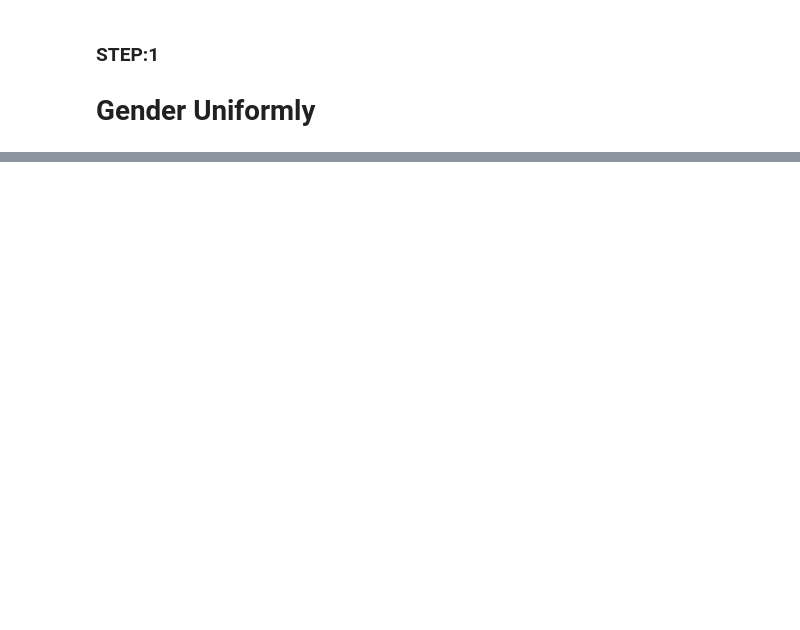
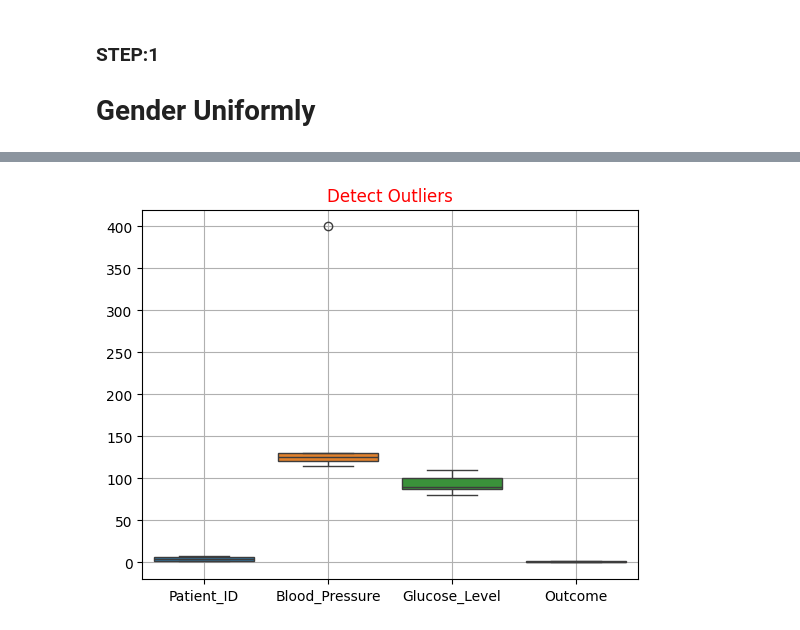
Before and after one commit to Shaikh-Hafiz-Yahya/Data-Cleaning-Projects, a Jupyter notebook: HealthCare DataCleaning/HealthCare_Data.ipynb, the cells around one changed output, grey strips where cells are left out. Saved outputs shown, nothing was run; the diff lists cells and outputs as text; code cells hidden in the pictures; blank space fills up the shorter version.

Commit message:
HealthCare DataCleaning Folder Local To Remote

```diff
--- a/HealthCare DataCleaning/HealthCare_Data.ipynb
+++ b/HealthCare DataCleaning/HealthCare_Data.ipynb
@@ -31,0 +51,2 @@ healthcare_df
+# %%
+healthcare_df = pd.read_csv(r'C:\Users\Muhammad Yahya\Downloads\python\Pandas\HealthCare DataCleaning\Messy_HealthCare_Data.csv' , index_col=[0])
@@ -33,4 +66,5 @@ healthcare_df
 ### STEP:1
 # Gender Uniformly
 # %%
-healthcare_df['Gender'].replace('F' , 'Female')
+healthcare_df['Gender'] = healthcare_df['Gender'].replace('F' , 'Female')
+healthcare_df
@@ -36,0 +81,3 @@ healthcare_df['Gender'].replace('F' , 'Female')
+# %%
+healthcare_df['Gender'] = healthcare_df['Gender'].replace('M' , 'Male')
+healthcare_df
@@ -36,0 +97,7 @@ healthcare_df['Gender'].replace('F' , 'Female')
+# %%
+sns.boxplot(healthcare_df)
+plt.title('Detect Outliers' , color='r')
+plt.grid()
+plt.show()
+# %% [output]
+[figure, added]
```
Also changed, not shown: parts of 27 cells of this notebook, 1 other file.
